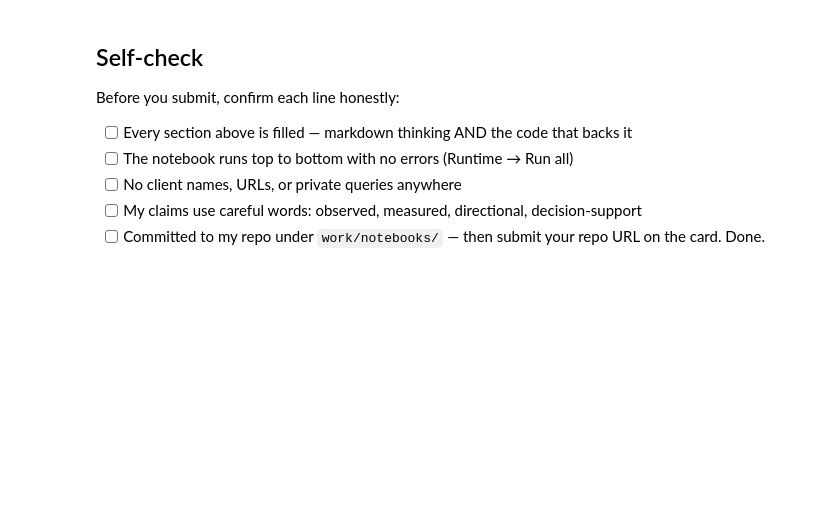
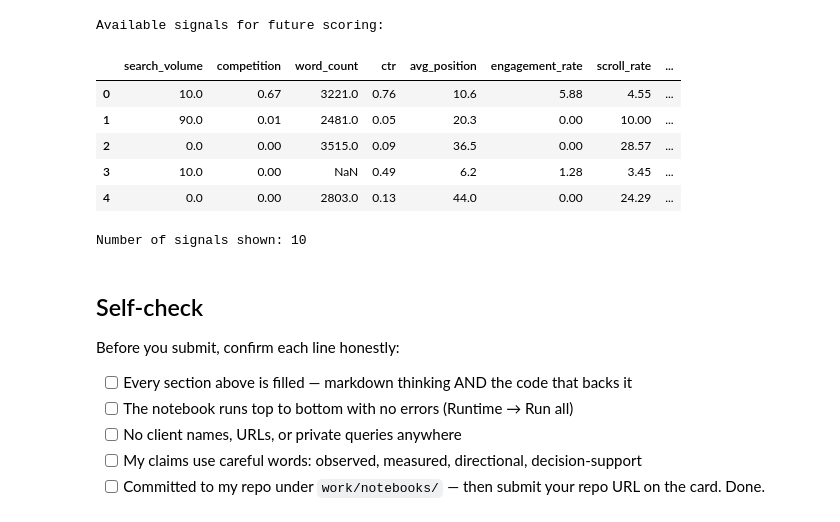
Before and after one commit to akulvibhore/flyrank-ml-internship-, a Jupyter notebook: work/notebooks/w02_ml_task_framing.ipynb, the cells around one changed output. Saved outputs shown, nothing was run; the diff lists cells and outputs as text; code cells hidden in the pictures; blank space fills up the shorter version.

```diff
--- a/work/notebooks/w02_ml_task_framing.ipynb
+++ b/work/notebooks/w02_ml_task_framing.ipynb
@@ -44,3 +304,32 @@ This skeleton is yours to fill. Work the sections **in order** — each one has
+# %%
+# Show the main signals available for the scoring problem
+
+signal_columns = [
+    "search_volume",
+    "competition",
+    "word_count",
+    "ctr",
+    "avg_position",
+    "engagement_rate",
+    "scroll_rate",
+    "ai_traffic_pct",
+    "days_since_last_update",
+    "trend_pct"
+]
+
+print("Available signals for future scoring:")
+display(df[signal_columns].head())
+
+print("\nNumber of signals shown:", len(signal_columns))
+# %% [output]
+Available signals for future scoring:
+|  | search_volume | competition | word_count | ctr | avg_position | engagement_rate | scroll_rate | ... |
+| 0 | 10.0 | 0.67 | 3221.0 | 0.76 | 10.6 | 5.88 | 4.55 | ... |
+| 1 | 90.0 | 0.01 | 2481.0 | 0.05 | 20.3 | 0.00 | 10.00 | ... |
+| 2 | 0.0 | 0.00 | 3515.0 | 0.09 | 36.5 | 0.00 | 28.57 | ... |
+| 3 | 10.0 | 0.00 | NaN | 0.49 | 6.2 | 1.28 | 3.45 | ... |
+| 4 | 0.0 | 0.00 | 2803.0 | 0.13 | 44.0 | 0.00 | 24.29 | ... |
+Number of signals shown: 10
 # %% [markdown]
 ## Self-check
 
```
Also changed, not shown: parts of 30 cells of this notebook.
